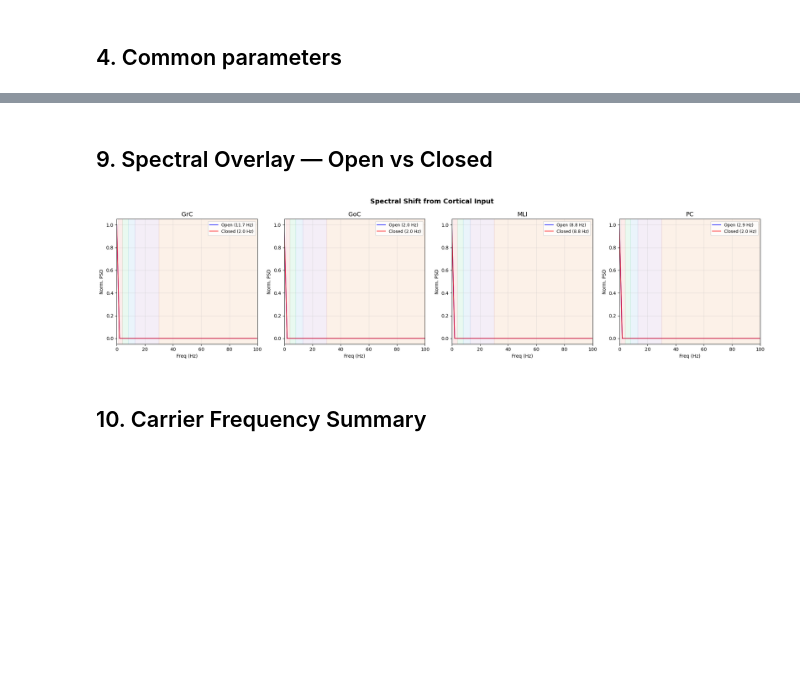
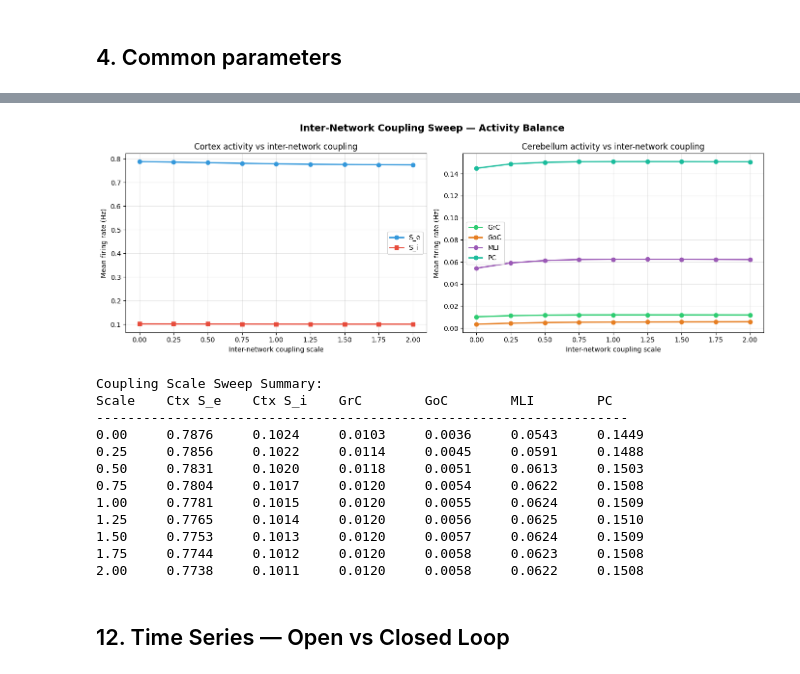
Before and after one commit to the-virtual-brain/tvb-root, a Jupyter notebook: tvb_documentation/demos/ww-crbl/ww_crbl_hybrid_demo.ipynb, the cells around one changed output, grey strips where cells are left out. Drawn from its saved outputs; the diff is of its cells as text; code cells hidden in the pictures; blank space fills up the shorter version.

```diff
--- a/tvb_documentation/demos/ww-crbl/ww_crbl_hybrid_demo.ipynb
+++ b/tvb_documentation/demos/ww-crbl/ww_crbl_hybrid_demo.ipynb
@@ -381,28 +614,51 @@ plt.show()
+# %%
+fig, (ax1, ax2) = plt.subplots(1, 2, figsize=(14, 5))
+
+# Cortex
+ax1.plot(scales, sweep_ctx_se, 'o-', label='S_e', color='#3498db', lw=2)
+ax1.plot(scales, sweep_ctx_si, 's-', label='S_i', color='#e74c3c', lw=2)
+ax1.set_xlabel('Inter-network coupling scale')
+ax1.set_ylabel('Mean firing rate (Hz)')
+ax1.set_title('Cortex activity vs inter-network coupling')
+ax1.legend(); ax1.grid(True, alpha=0.3)
+
+# CRBL
+for arr, lbl, col in [
+    (sweep_grc, 'GrC', '#2ecc71'), (sweep_goc, 'GoC', '#e67e22'),
+    (sweep_mli, 'MLI', '#9b59b6'), (sweep_pc, 'PC', '#1abc9c'),
+]:
+    ax2.plot(scales, arr, 'o-', label=lbl, color=col, lw=2)
+ax2.set_xlabel('Inter-network coupling scale')
+ax2.set_ylabel('Mean firing rate (Hz)')
+ax2.set_title('Cerebellum activity vs inter-network coupling')
+ax2.legend(); ax2.grid(True, alpha=0.3)
+
+fig.suptitle('Inter-Network Coupling Sweep — Activity Balance', fontsize=14, fontweight='bold')
+plt.tight_layout()
+plt.savefig('ww_crbl_coupling_sweep.png', dpi=150, bbox_inches='tight')
+plt.show()
+
+# Print a summary table
+print("\nCoupling Scale Sweep Summary:")
+print(f"{'Scale':<8} {'Ctx S_e':<10} {'Ctx S_i':<10} {'GrC':<10} {'GoC':<10} {'MLI':<10} {'PC':<10}")
+print("-" * 68)
+for i, s in enumerate(scales):
+    print(f"{s:<8.2f} {sweep_ctx_se[i]:<10.4f} {sweep_ctx_si[i]:<10.4f} "
+          f"{sweep_grc[i]:<10.4f} {sweep_goc[i]:<10.4f} "
+          f"{sweep_mli[i]:<10.4f} {sweep_pc[i]:<10.4f}")
+# %% [output]
+[figure, added]
+Coupling Scale Sweep Summary:
+Scale    Ctx S_e    Ctx S_i    GrC        GoC        MLI        PC
+--------------------------------------------------------------------
+0.00     0.7876     0.1024     0.0103     0.0036     0.0543     0.1449
+0.25     0.7856     0.1022     0.0114     0.0045     0.0591     0.1488
+0.50     0.7831     0.1020     0.0118     0.0051     0.0613     0.1503
+0.75     0.7804     0.1017     0.0120     0.0054     0.0622     0.1508
+1.00     0.7781     0.1015     0.0120     0.0055     0.0624     0.1509
+1.25     0.7765     0.1014     0.0120     0.0056     0.0625     0.1510
+1.50     0.7753     0.1013     0.0120     0.0057     0.0624     0.1509
+1.75     0.7744     0.1012     0.0120     0.0058     0.0623     0.1508
+2.00     0.7738     0.1011     0.0120     0.0058     0.0622     0.1508
 # %% [markdown]
-## 9. Spectral Overlay — Open vs Closed
+## 12. Time Series — Open vs Closed Loop
-# %%
-fig, axes = plt.subplots(1, 4, figsize=(20, 5))
-for ci, pop in enumerate(pops):
-    ax = axes[ci]
-    f_o, p_o = psd_open[pop]
-    f_c, p_c = psd_closed[pop]
-    p_on = p_o / p_o.max() if p_o.max() > 0 else p_o
-    p_cn = p_c / p_c.max() if p_c.max() > 0 else p_c
-    mo = f_o <= 100; mc = f_c <= 100
-    ax.plot(f_o[mo], p_on[mo], 'b-', lw=1.5, alpha=0.8,
-            label=f'Open ({carrier_open[pop]:.1f} Hz)')
-    ax.plot(f_c[mc], p_cn[mc], 'r-', lw=1.5, alpha=0.8,
-            label=f'Closed ({carrier_closed[pop]:.1f} Hz)')
-    for bn, (blo, bhi) in bands.items():
-        ax.axvspan(blo, bhi, color=band_colors[bn], alpha=0.1)
-    ax.set_title(pop, fontsize=13); ax.set_xlabel('Freq (Hz)'); ax.set_ylabel('Norm. PSD')
-    ax.legend(fontsize=9); ax.set_xlim(0, 100); ax.grid(True, alpha=0.3)
-
-fig.suptitle('Spectral Shift from Cortical Input', fontsize=14, fontweight='bold')
-plt.tight_layout()
-plt.savefig('ww_crbl_psd_overlay.png', dpi=150, bbox_inches='tight')
-plt.show()
-# %% [output]
-[figure, removed]
-# %% [markdown]
-## 10. Carrier Frequency Summary
```
Also changed, not shown: parts of 27 cells of this notebook, 5 other files.
